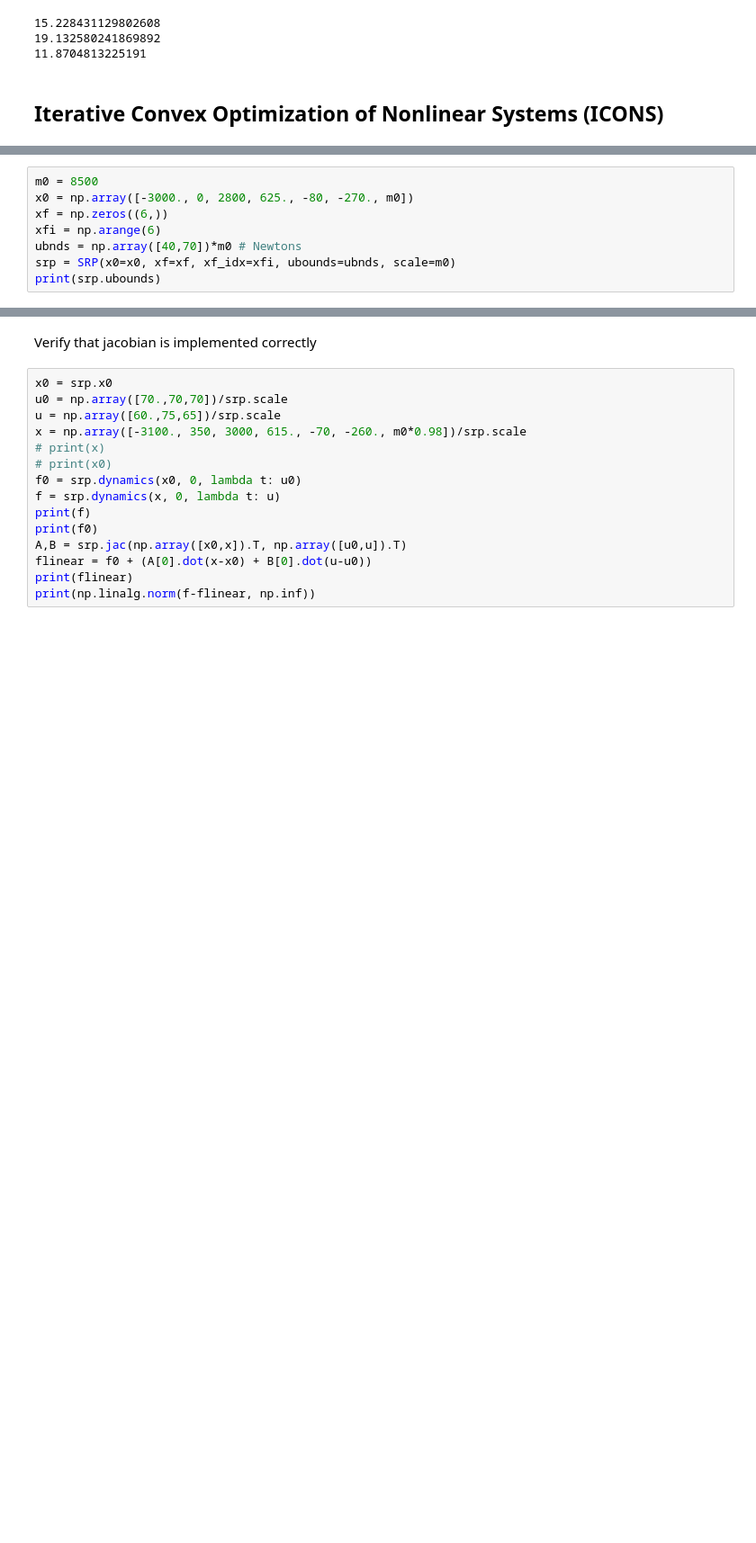
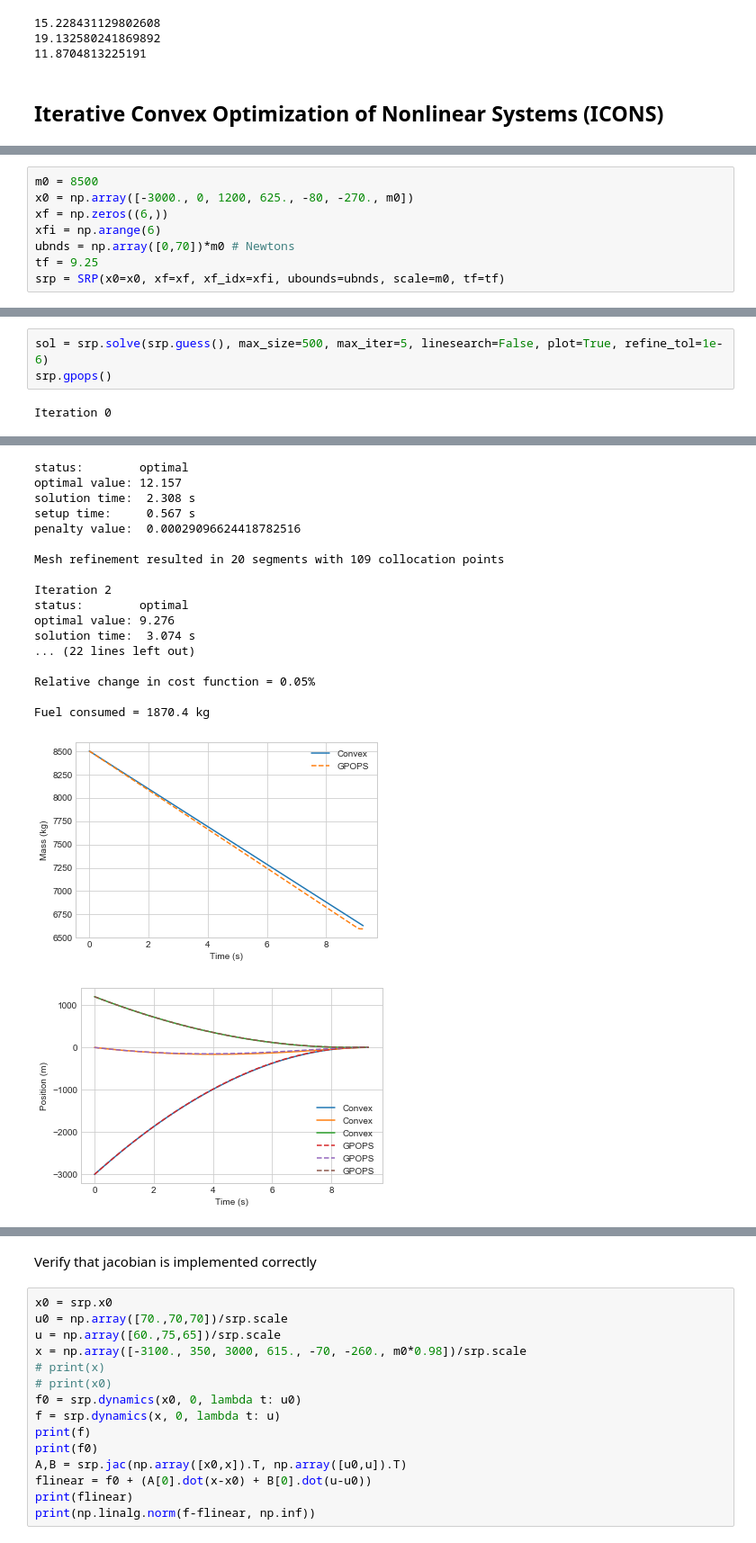
Before and after one commit to CDNoyes/EDL-Py, a Jupyter notebook: ConvexUpdate.ipynb, the cells around one changed output, grey strips where cells are left out. Shown at 90% size. Cells and saved outputs as stored; diff of their text form; blank space fills up the shorter version.

Commit message:
Updates to slides, convex solver, notebook, and new utilities for drawing trajectories with covariance ellipses

```diff
--- a/ConvexUpdate.ipynb
+++ b/ConvexUpdate.ipynb
@@ -1143,9 +1153,9 @@ class SRP(OCP):
         plt.legend()
 # %%
 m0 = 8500
-x0 = np.array([-3000., 0, 2800, 625., -80, -270., m0])
+x0 = np.array([-3000., 0, 1200, 625., -80, -270., m0])
 xf = np.zeros((6,))
 xfi = np.arange(6)
-ubnds = np.array([40,70])*m0 # Newtons
-srp = SRP(x0=x0, xf=xf, xf_idx=xfi, ubounds=ubnds, scale=m0)
-print(srp.ubounds)
+ubnds = np.array([0,70])*m0 # Newtons
+tf = 9.25
+srp = SRP(x0=x0, xf=xf, xf_idx=xfi, ubounds=ubnds, scale=m0, tf=tf)
@@ -1180,0 +1162,5 @@ Fuel consumed = 1998.0 kg
+# %%
+sol = srp.solve(srp.guess(), max_size=500, max_iter=5, linesearch=False, plot=True, refine_tol=1e-6)
+srp.gpops()
+# %% [output]
+Iteration 0
@@ -1180,0 +1176,19 @@ Fuel consumed = 1998.0 kg
+status:        optimal
+optimal value: 12.157
+solution time:  2.308 s
+setup time:     0.567 s
+penalty value:  0.00029096624418782516
+
+Mesh refinement resulted in 20 segments with 109 collocation points
+
+Iteration 2
+status:        optimal
+optimal value: 9.276
+solution time:  3.074 s
+... (22 lines left out)
+
+Relative change in cost function = 0.05%
+
+Fuel consumed = 1870.4 kg
+[figure, added]
+[figure, added]
```
Also changed, not shown: parts of 10 cells of this notebook, 3 other files.
